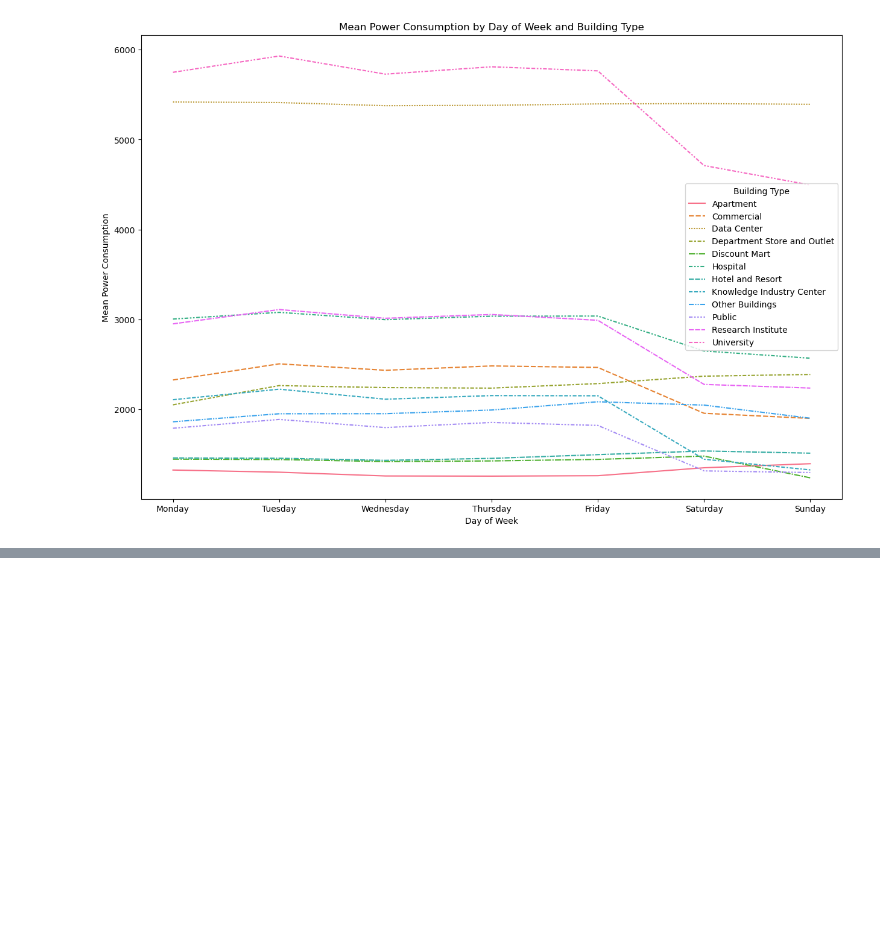
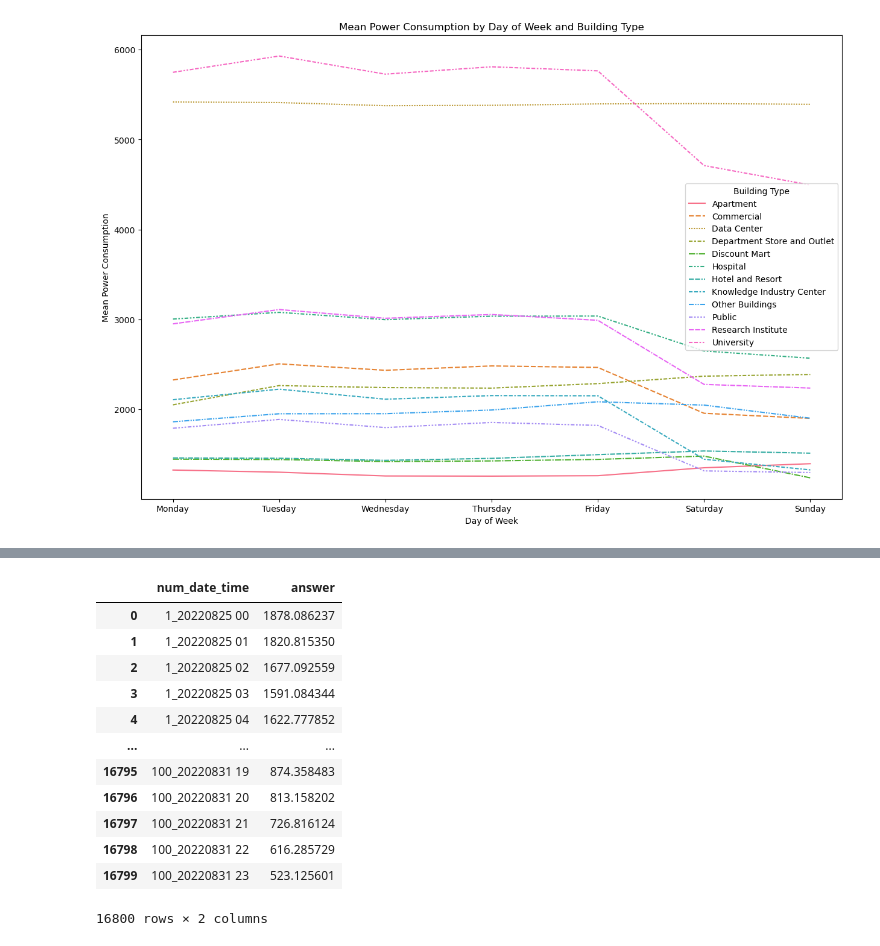
Before and after one commit to hypoxisaurea/electricity-usage-analysis, a Jupyter notebook: EDA.ipynb, the cells around one changed output, grey strips where cells are left out. Saved outputs shown, nothing was run; the diff lists cells and outputs as text; code cells hidden in the pictures; blank space fills up the shorter version.

```diff
--- a/EDA.ipynb
+++ b/EDA.ipynb
@@ -291,0 +999,42 @@ plt.show()
+# %%
+score = pd.read_csv('./score.csv')
+gu_byb = pd.read_csv('./gu_byb.csv')
+gu_all = pd.read_csv('./gu_all.csv')
+byb = pd.read_csv('./byb.csv')
+xg_all = pd.read_csv('./all.csv')
+# %%
+ratio = []
+for i in range(100):
+    s1, s2 = score.score[i], score.score_all[i]
+    b1 = gu_all.answer[i * 168 : (i + 1) * 168] * (s1 / (s1 + s2))
+    b2 = gu_byb.answer[i * 168 : (i + 1) * 168] * (s2 / (s1 + s2)) * 0.965
+    building = [i + j for i, j in zip(b1, b2)]
+    ratio += building
+# %%
+test['ratio'] = ((gu_all.answer + gu_byb.answer) * 0.5 * 0.98 + ratio) * 0.5
+test['gu_all'] = gu_all.answer
+# %%
+ratio_values = [0.98, 0.975, 0.975, 0.99, 0.99, 0.985, 0.985]
+test['target'] = test['ratio'] * 0.5 + gu_all['answer'] * 0.5
+test['target'] = test.apply(lambda row: row['target'] * ratio_values[row['dow']], axis=1)
+# %%
+ratio = ratio_2(np.array(test.target * 0.5 + (byb.answer * 0.5 + xg_all.answer * 0.5) * 0.5))
+
+submission = pd.read_csv(os.path.join(base_path, 'sample_submission.csv'))
+submission['answer'] = ratio
+submission.to_csv('submission.csv', index=False)
+submission
+# %% [output]
+|  | num_date_time | answer |
+| 0 | 1_20220825 00 | 1878.086237 |
+| 1 | 1_20220825 01 | 1820.815350 |
+| 2 | 1_20220825 02 | 1677.092559 |
+| 3 | 1_20220825 03 | 1591.084344 |
+| 4 | 1_20220825 04 | 1622.777852 |
+| ... | ... | ... |
+| 16795 | 100_20220831 19 | 874.358483 |
+| 16796 | 100_20220831 20 | 813.158202 |
+| 16797 | 100_20220831 21 | 726.816124 |
+| 16798 | 100_20220831 22 | 616.285729 |
+| 16799 | 100_20220831 23 | 523.125601 |
+16800 rows × 2 columns
```
Also changed, not shown: parts of 72 cells of this notebook.
